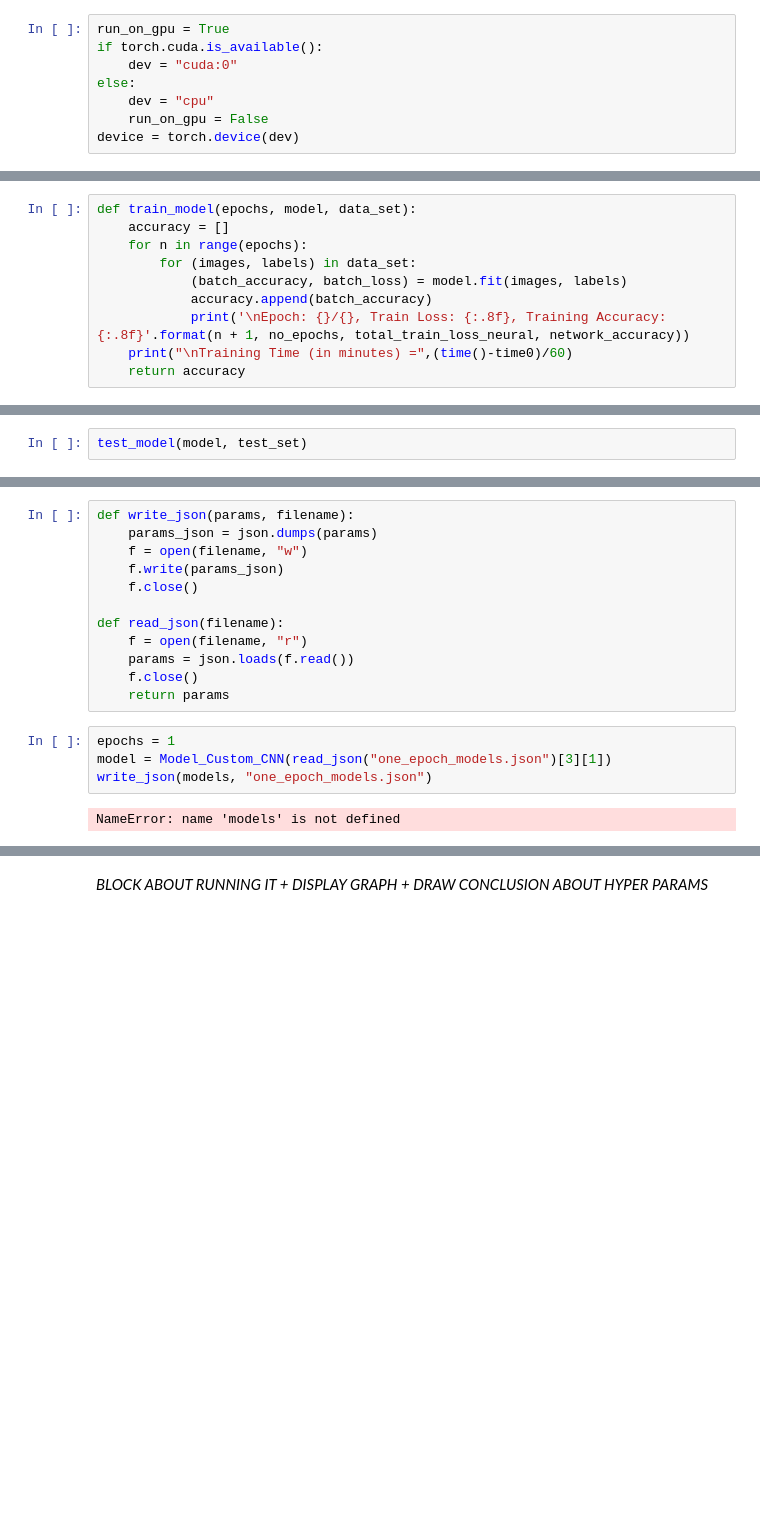
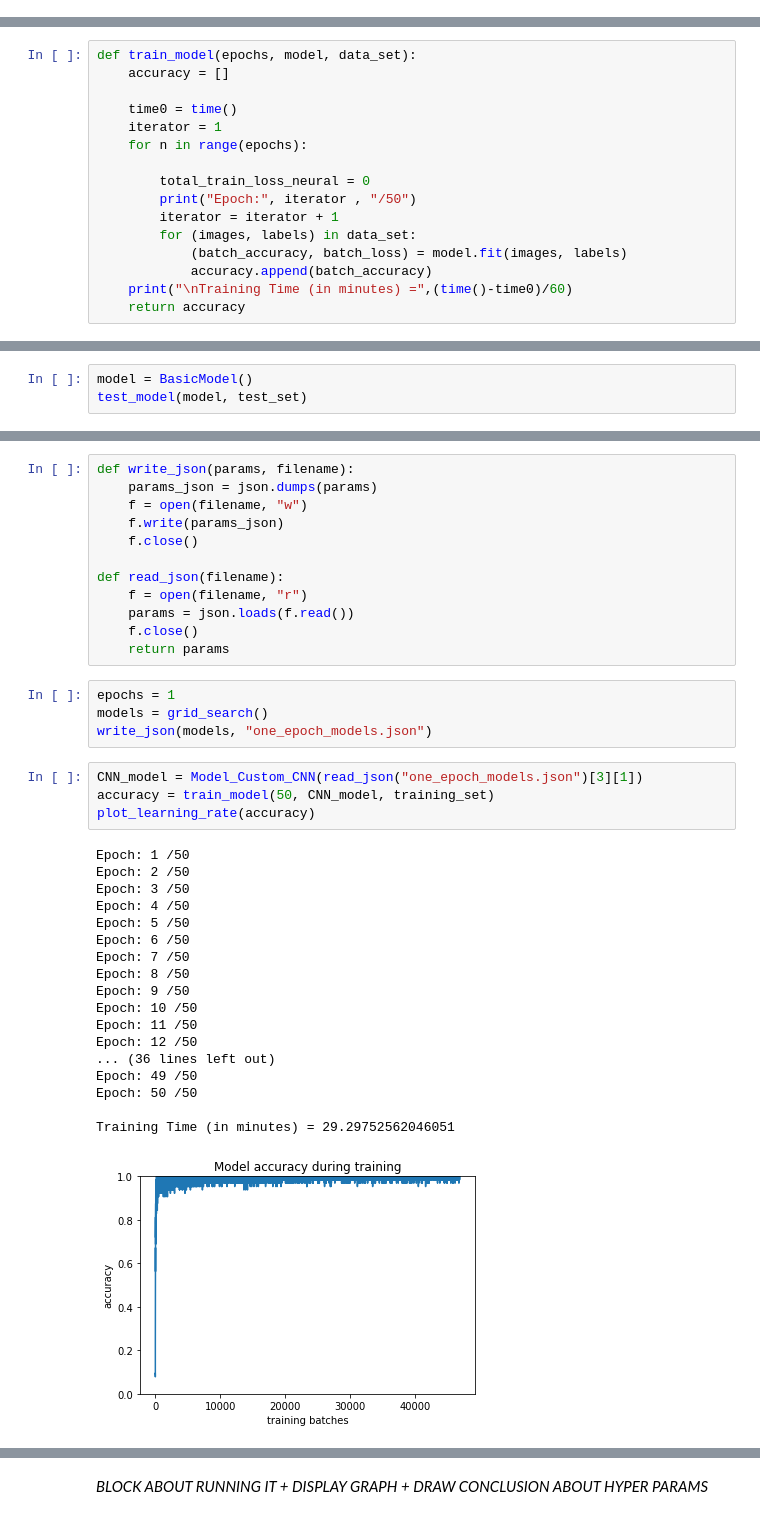
Before and after one commit to agroshar/DIT411-Introduction-to-AI, a Jupyter notebook: Neural Network.ipynb, the cells around one changed output, grey strips where cells are left out. Cells and saved outputs as stored; diff of their text form; blank space fills up the shorter version.

```diff
--- a/Neural Network.ipynb
+++ b/Neural Network.ipynb
@@ -55,11 +57,3 @@ random_seed = 1
 torch.manual_seed(random_seed)
 
 torch.backends.cudnn.enabled = False
-# %%
-run_on_gpu = True
-if torch.cuda.is_available():
-    dev = "cuda:0"
-else:
-    dev = "cpu"
-    run_on_gpu = False
-device = torch.device(dev)
@@ -144,11 +141,17 @@ The following code block trains the network with the handwritten digit data (tra
 # %%
 def train_model(epochs, model, data_set):
     accuracy = []
+
+    time0 = time()
+    iterator = 1
     for n in range(epochs):
+
+        total_train_loss_neural = 0
+        print("Epoch:", iterator , "/50")
+        iterator = iterator + 1
         for (images, labels) in data_set:
             (batch_accuracy, batch_loss) = model.fit(images, labels)
             accuracy.append(batch_accuracy)
-            print('\nEpoch: {}/{}, Train Loss: {:.8f}, Training Accuracy: {:.8f}'.format(n + 1, no_epochs, total_train_loss_neural, network_accuracy))
     print("\nTraining Time (in minutes) =",(time()-time0)/60)
     return accuracy
 # %% [markdown]
@@ -235,5 +238,6 @@ Now putting it all together, we can see that the network quickly increases to 80
 
 It's time to see how well our network generalize to the test set.
 # %%
+model = BasicModel()
 test_model(model, test_set)
 # %% [output]
@@ -571,7 +575,28 @@ def read_json(filename):
     return params
 # %%
 epochs = 1
-model = Model_Custom_CNN(read_json("one_epoch_models.json")[3][1])
+models = grid_search()
 write_json(models, "one_epoch_models.json")
-# %% [output]
-NameError: name 'models' is not defined
+# %%
+CNN_model = Model_Custom_CNN(read_json("one_epoch_models.json")[3][1])
+accuracy = train_model(50, CNN_model, training_set)
+plot_learning_rate(accuracy)
+# %% [output]
+Epoch: 1 /50
+Epoch: 2 /50
+Epoch: 3 /50
+Epoch: 4 /50
+Epoch: 5 /50
+Epoch: 6 /50
+Epoch: 7 /50
+Epoch: 8 /50
+Epoch: 9 /50
+Epoch: 10 /50
+Epoch: 11 /50
+Epoch: 12 /50
+... (36 lines left out)
+Epoch: 49 /50
+Epoch: 50 /50
+
+Training Time (in minutes) = 29.29752562046051
+[figure, added]
```
Also changed, not shown: parts of 13 cells of this notebook.
